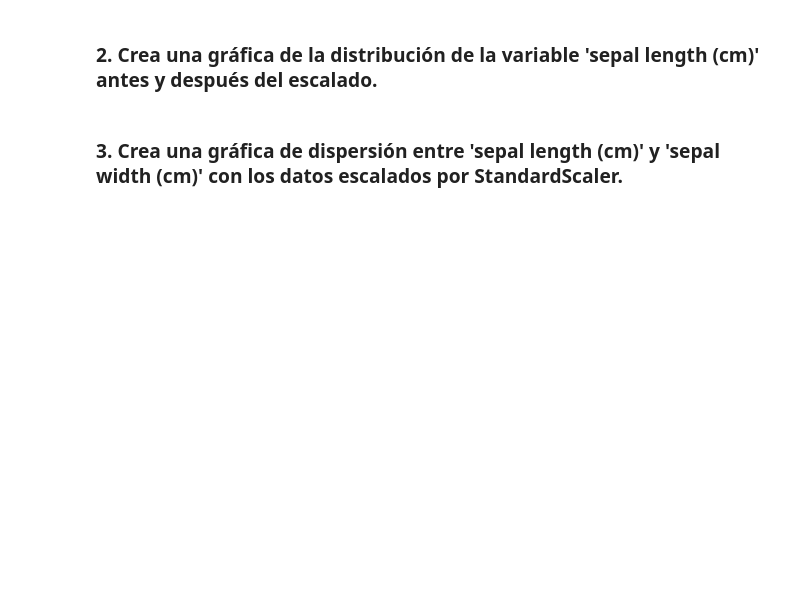
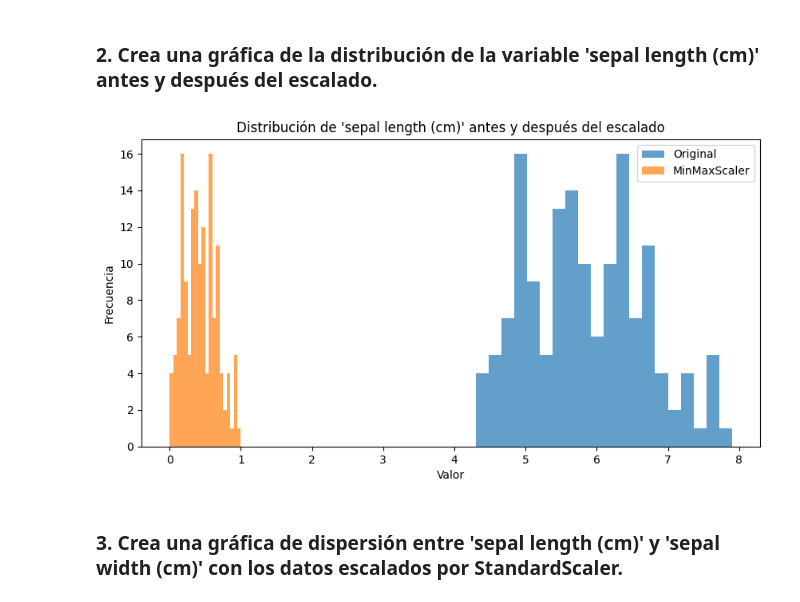
Before and after one commit to oscarhybridge/procesamiento_de_datos, a Jupyter notebook: 2_escalado.ipynb, the cells around one changed output. Cells and saved outputs as stored; diff of their text form; code cells hidden in the pictures; blank space fills up the shorter version.

```diff
--- a/2_escalado.ipynb
+++ b/2_escalado.ipynb
@@ -32,4 +93,21 @@ Contesta las siguientes preguntas. Para cada pregunta, deberás escribir código
 # %% [markdown]
 ### 2. Crea una gráfica de la distribución de la variable 'sepal length (cm)' antes y después del escalado.
+# %%
+
+
+
+# Graficar histogramas
+plt.figure(figsize=(10, 5))
+
+plt.hist(data['sepal length (cm)'], bins=20, alpha=0.7, label='Original')
+plt.hist(data_minmax['sepal length (cm)'], bins=20, alpha=0.7, label='MinMaxScaler')
+
+plt.title("Distribución de 'sepal length (cm)' antes y después del escalado")
+plt.xlabel('Valor')
+plt.ylabel('Frecuencia')
+plt.legend()
+plt.show()
+# %% [output]
+[figure, added]
 # %% [markdown]
 ### 3. Crea una gráfica de dispersión entre 'sepal length (cm)' y 'sepal width (cm)' con los datos escalados por StandardScaler.
```
Also changed, not shown: parts of 4 cells of this notebook, 2 other files.
